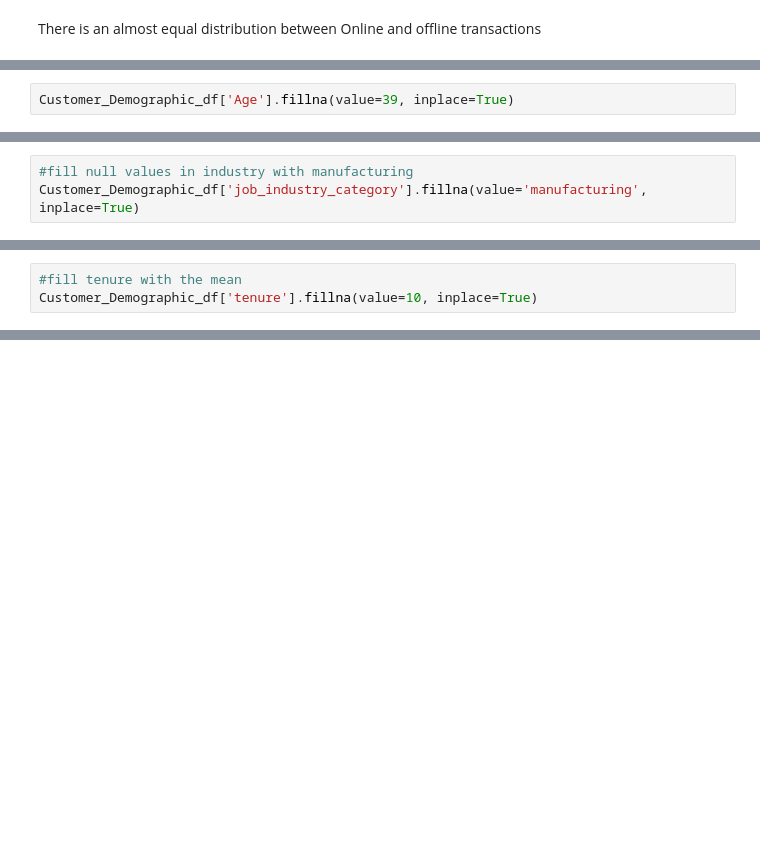
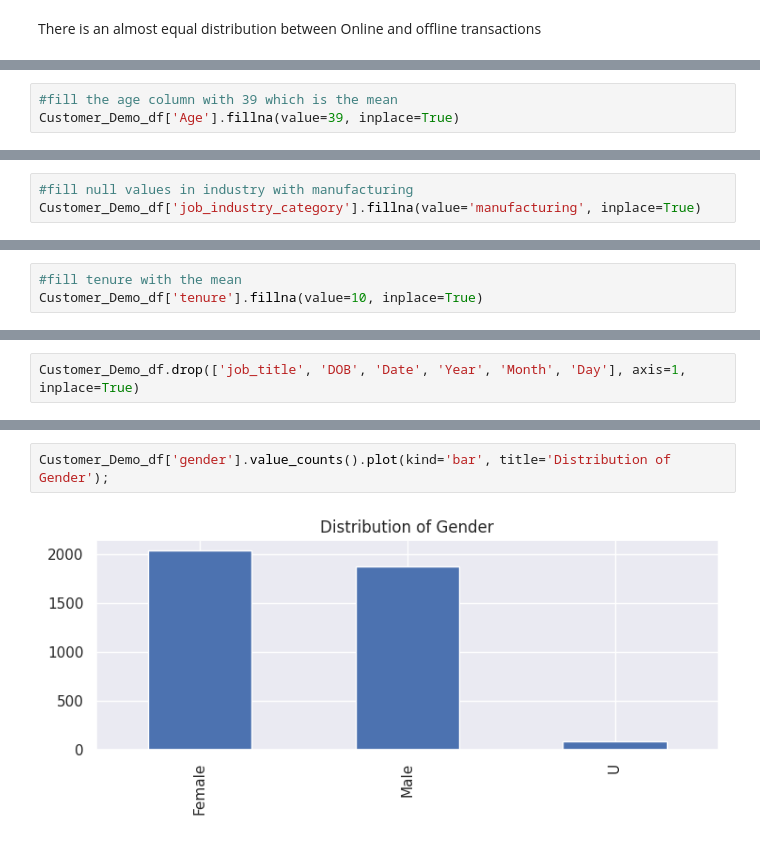
Before and after one commit to kanjamwingirwa/KPMG_AU_Virtual_Internship, a Jupyter notebook: KPMG_Internship_.ipynb, the cells around one changed output, grey strips where cells are left out. Drawn from its saved outputs; the diff is of its cells as text; blank space fills up the shorter version.

```diff
--- a/KPMG_Internship_.ipynb
+++ b/KPMG_Internship_.ipynb
@@ -639,5 +650,6 @@ Customer_Demographic_df.describe()
 | 75% | 3000.250000 | 73.000000 | 15.000000 | 1987.000000 | 10.000000 | 23.000000 | 49.000000 |
 | max | 4000.000000 | 99.000000 | 22.000000 | 2002.000000 | 12.000000 | 31.000000 | 174.000000 |
 # %%
-Customer_Demographic_df['Age'].fillna(value=39, inplace=True)
+#fill the age column with 39 which is the mean
+Customer_Demo_df['Age'].fillna(value=39, inplace=True)
 # %%
@@ -662,5 +674,5 @@ dtypes: datetime64[ns](2), float64(5), int64(2), object(7)
 memory usage: 500.1+ KB
 # %%
 #fill null values in industry with manufacturing
-Customer_Demographic_df['job_industry_category'].fillna(value='manufacturing', inplace=True)
+Customer_Demo_df['job_industry_category'].fillna(value='manufacturing', inplace=True)
 # %%
@@ -685,4 +697,4 @@ dtypes: datetime64[ns](2), float64(5), int64(2), object(7)
 memory usage: 500.1+ KB
 # %%
 #fill tenure with the mean
-Customer_Demographic_df['tenure'].fillna(value=10, inplace=True)
+Customer_Demo_df['tenure'].fillna(value=10, inplace=True)
@@ -688,0 +710,2 @@ Customer_Demographic_df['tenure'].fillna(value=10, inplace=True)
+# %%
+Customer_Demo_df.drop(['job_title', 'DOB', 'Date', 'Year', 'Month', 'Day'], axis=1, inplace=True)
@@ -688,0 +732,4 @@ Customer_Demographic_df['tenure'].fillna(value=10, inplace=True)
+# %%
+Customer_Demo_df['gender'].value_counts().plot(kind='bar', title='Distribution of Gender');
+# %% [output]
+[figure, added]
```
Also changed, not shown: parts of 16 cells of this notebook.
